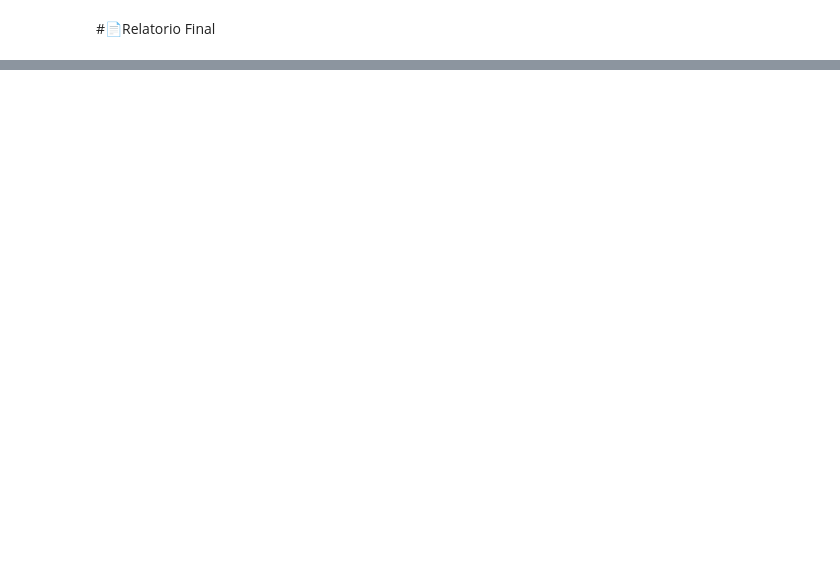
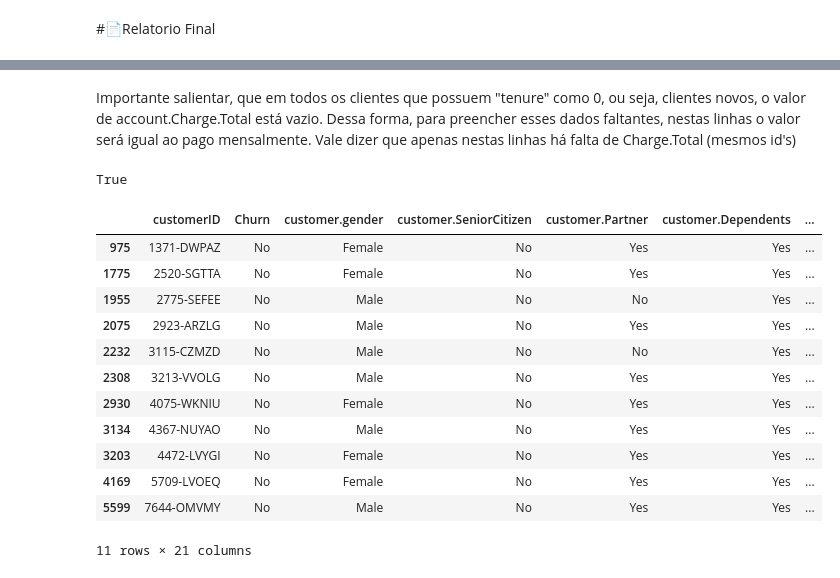
Before and after one commit to brunorm86/challenge2-data-science, a Jupyter notebook: TelecomX_BR.ipynb, the cells around one changed output, grey strips where cells are left out. Cells and saved outputs as stored; diff of their text form; code cells hidden in the pictures; blank space fills up the shorter version.

Commit message:
Tratamento inicial dos dados. Desaninhamento do Json e tratamento de dados faltantes e transformação de colunas.

```diff
--- a/TelecomX_BR.ipynb
+++ b/TelecomX_BR.ipynb
@@ -248,0 +250,24 @@ df.to_csv('data/TelecomX_Data_Tratados.csv', index=False, sep=';')
+# %% [markdown]
+Importante salientar, que em todos os clientes que possuem "tenure" como 0, ou seja, clientes novos, o valor de account.Charge.Total está vazio. Dessa forma, para preencher esses dados faltantes, nestas linhas o valor será igual ao pago mensalmente. Vale dizer que apenas nestas linhas há falta de Charge.Total (mesmos id's)
+# %%
+print(df.query('`customer.tenure` == 0').equals(df[df['account.Charges.Total'].isna()]))
+# %% [output]
+True
+# %%
+df['account.Charges.Total'] = df['account.Charges.Total'].fillna(df['account.Charges.Monthly'])
+# %%
+df.query('`customer.tenure` == 0')
+# %% [output]
+|  | customerID | Churn | customer.gender | customer.SeniorCitizen | customer.Partner | customer.Dependents | ... |
+| 975 | 1371-DWPAZ | No | Female | No | Yes | Yes | ... |
+| 1775 | 2520-SGTTA | No | Female | No | Yes | Yes | ... |
+| 1955 | 2775-SEFEE | No | Male | No | No | Yes | ... |
+| 2075 | 2923-ARZLG | No | Male | No | Yes | Yes | ... |
+| 2232 | 3115-CZMZD | No | Male | No | No | Yes | ... |
+| 2308 | 3213-VVOLG | No | Male | No | Yes | Yes | ... |
+| 2930 | 4075-WKNIU | No | Female | No | Yes | Yes | ... |
+| 3134 | 4367-NUYAO | No | Male | No | Yes | Yes | ... |
+| 3203 | 4472-LVYGI | No | Female | No | Yes | Yes | ... |
+| 4169 | 5709-LVOEQ | No | Female | No | Yes | Yes | ... |
+| 5599 | 7644-OMVMY | No | Male | No | Yes | Yes | ... |
+11 rows × 21 columns
```
Also changed, not shown: parts of 18 cells of this notebook.
